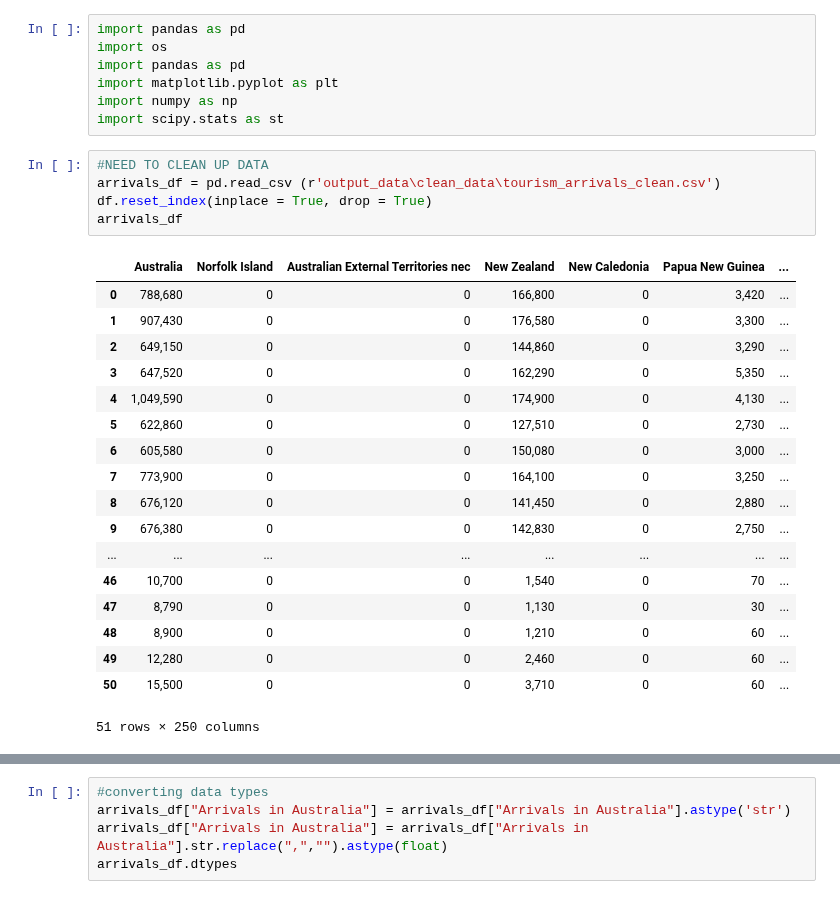
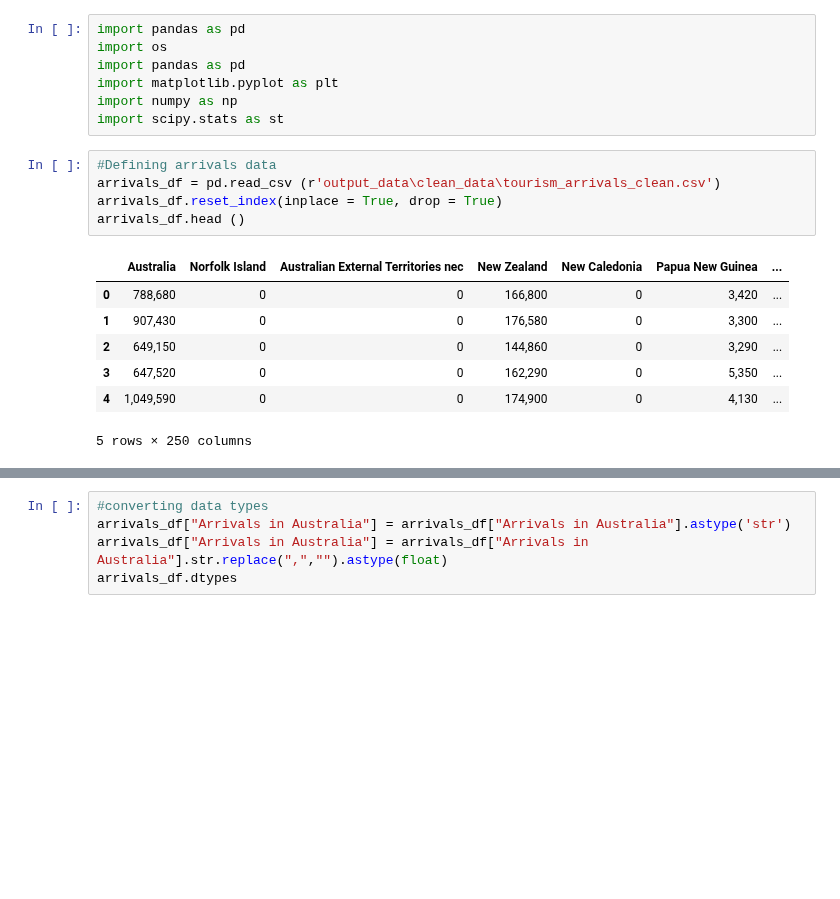
Before and after one commit to tomjp90/Project-1, a Jupyter notebook: Emily Part 3.ipynb, the cells around one changed output, grey strips where cells are left out. Cells and saved outputs as stored; diff of their text form; blank space fills up the shorter version.

```diff
--- a/Emily Part 3.ipynb
+++ b/Emily Part 3.ipynb
@@ -6,27 +6,16 @@ import matplotlib.pyplot as plt
 import numpy as np
 import scipy.stats as st
 # %%
-#NEED TO CLEAN UP DATA
+#Defining arrivals data
 arrivals_df = pd.read_csv (r'output_data\clean_data\tourism_arrivals_clean.csv')
-df.reset_index(inplace = True, drop = True)
-arrivals_df
+arrivals_df.reset_index(inplace = True, drop = True)
+arrivals_df.head ()
 # %% [output]
 |  | Australia | Norfolk Island | Australian External Territories nec | New Zealand | New Caledonia | Papua New Guinea | ... |
 | 0 | 788,680 | 0 | 0 | 166,800 | 0 | 3,420 | ... |
 | 1 | 907,430 | 0 | 0 | 176,580 | 0 | 3,300 | ... |
 | 2 | 649,150 | 0 | 0 | 144,860 | 0 | 3,290 | ... |
 | 3 | 647,520 | 0 | 0 | 162,290 | 0 | 5,350 | ... |
 | 4 | 1,049,590 | 0 | 0 | 174,900 | 0 | 4,130 | ... |
-| 5 | 622,860 | 0 | 0 | 127,510 | 0 | 2,730 | ... |
-| 6 | 605,580 | 0 | 0 | 150,080 | 0 | 3,000 | ... |
-| 7 | 773,900 | 0 | 0 | 164,100 | 0 | 3,250 | ... |
-| 8 | 676,120 | 0 | 0 | 141,450 | 0 | 2,880 | ... |
-| 9 | 676,380 | 0 | 0 | 142,830 | 0 | 2,750 | ... |
-| ... | ... | ... | ... | ... | ... | ... | ... |
-| 46 | 10,700 | 0 | 0 | 1,540 | 0 | 70 | ... |
-| 47 | 8,790 | 0 | 0 | 1,130 | 0 | 30 | ... |
-| 48 | 8,900 | 0 | 0 | 1,210 | 0 | 60 | ... |
-| 49 | 12,280 | 0 | 0 | 2,460 | 0 | 60 | ... |
-| 50 | 15,500 | 0 | 0 | 3,710 | 0 | 60 | ... |
-51 rows × 250 columns
+5 rows × 250 columns
 # %%
```
Also changed, not shown: parts of 18 cells of this notebook, 5 other files.
